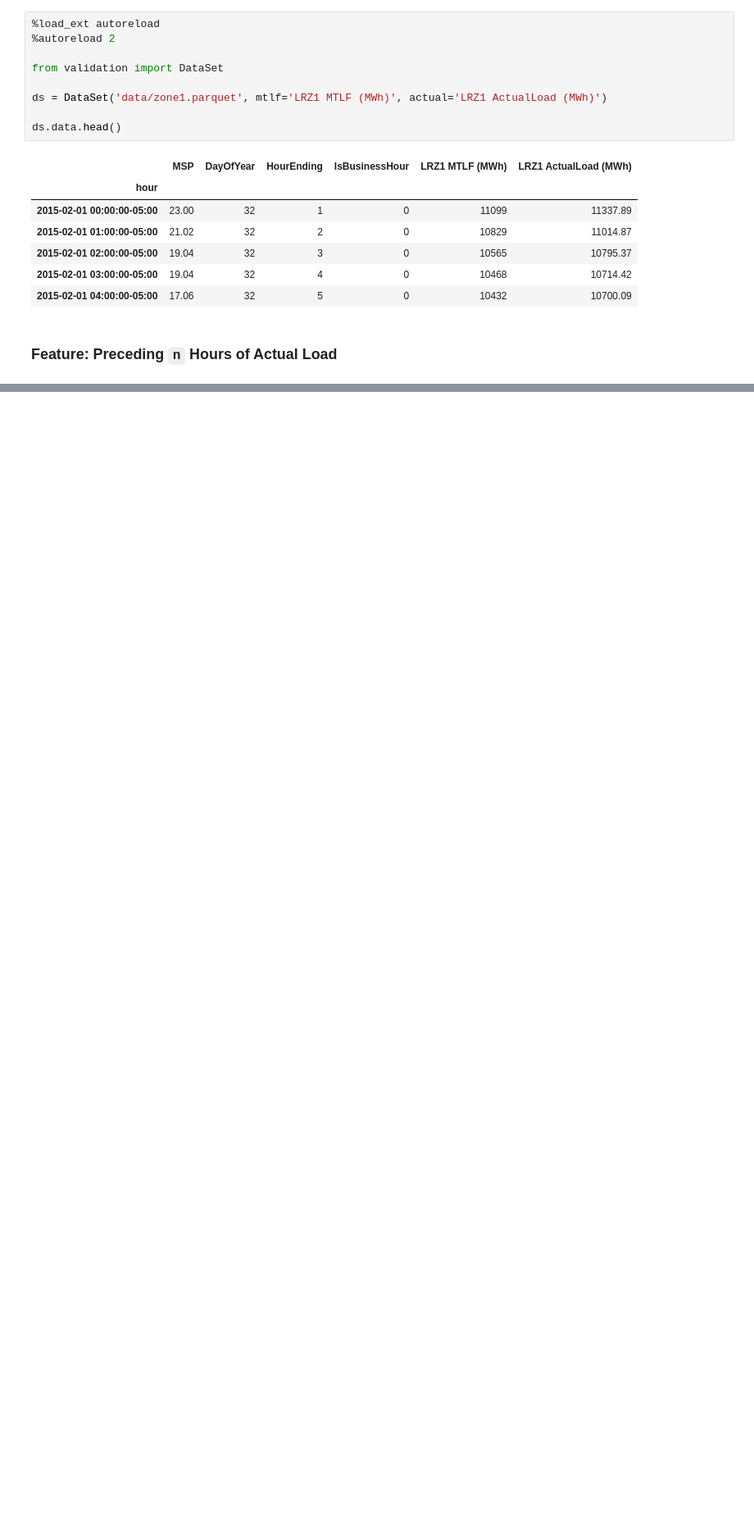
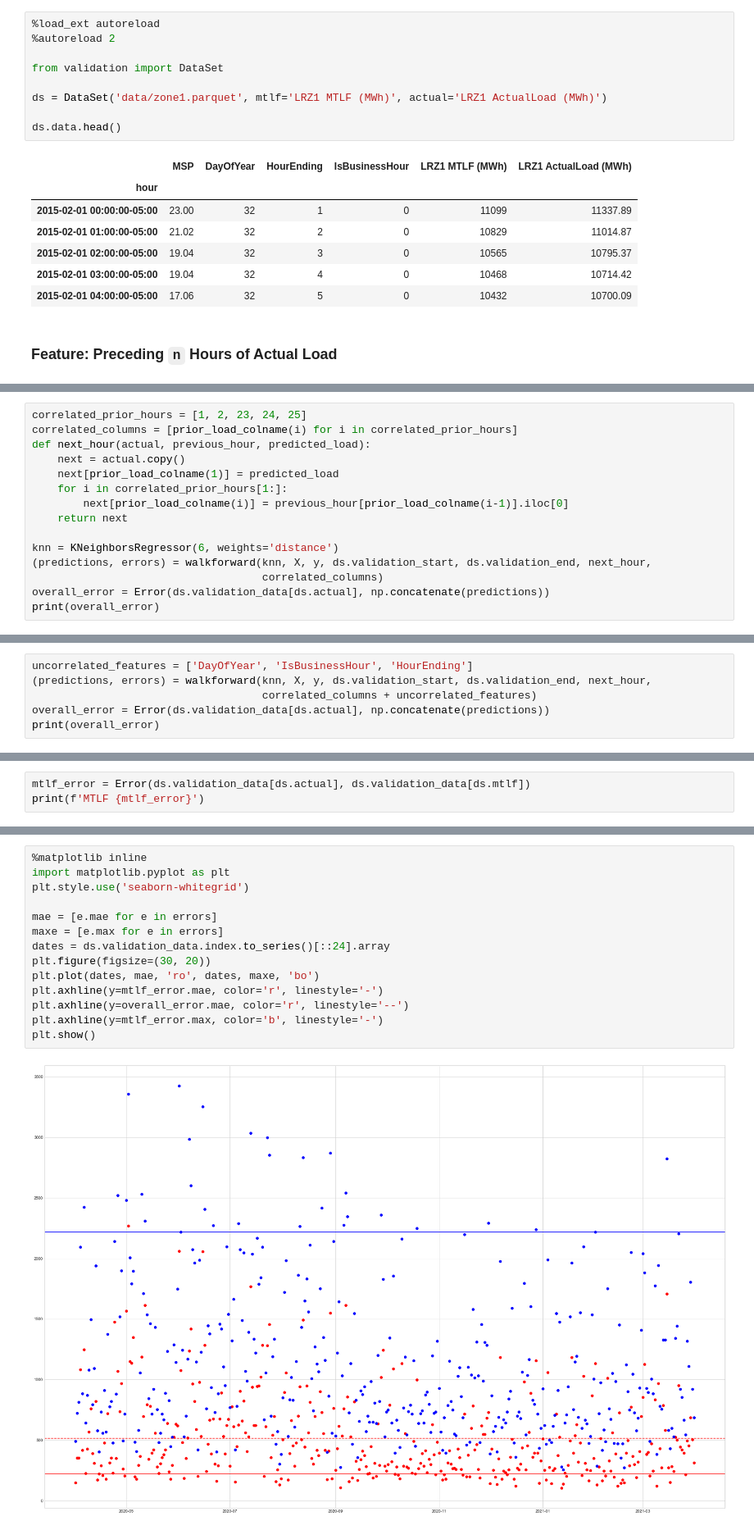
Before and after one commit to caindy/mml, a Jupyter notebook: 03_explore_features.ipynb, the cells around one changed output, grey strips where cells are left out. Shown at 82% size. Cells and saved outputs as stored; diff of their text form; blank space fills up the shorter version.

```diff
--- a/03_explore_features.ipynb
+++ b/03_explore_features.ipynb
@@ -91,0 +126,15 @@ print(overall_error)
+# %%
+correlated_prior_hours = [1, 2, 23, 24, 25]
+correlated_columns = [prior_load_colname(i) for i in correlated_prior_hours]
+def next_hour(actual, previous_hour, predicted_load):
+    next = actual.copy()
+    next[prior_load_colname(1)] = predicted_load
+    for i in correlated_prior_hours[1:]:
+        next[prior_load_colname(i)] = previous_hour[prior_load_colname(i-1)].iloc[0]
+    return next
+
+knn = KNeighborsRegressor(6, weights='distance')
+(predictions, errors) = walkforward(knn, X, y, ds.validation_start, ds.validation_end, next_hour,
+                                    correlated_columns)
+overall_error = Error(ds.validation_data[ds.actual], np.concatenate(predictions))
+print(overall_error)
@@ -91,0 +143,6 @@ print(overall_error)
+# %%
+uncorrelated_features = ['DayOfYear', 'IsBusinessHour', 'HourEnding']
+(predictions, errors) = walkforward(knn, X, y, ds.validation_start, ds.validation_end, next_hour,
+                                    correlated_columns + uncorrelated_features)
+overall_error = Error(ds.validation_data[ds.actual], np.concatenate(predictions))
+print(overall_error)
@@ -91,0 +151,3 @@ print(overall_error)
+# %%
+mtlf_error = Error(ds.validation_data[ds.actual], ds.validation_data[ds.mtlf])
+print(f'MTLF {mtlf_error}')
@@ -91,0 +158,16 @@ print(overall_error)
+# %%
+%matplotlib inline
+import matplotlib.pyplot as plt
+plt.style.use('seaborn-whitegrid')
+
+mae = [e.mae for e in errors]
+maxe = [e.max for e in errors]
+dates = ds.validation_data.index.to_series()[::24].array
+plt.figure(figsize=(30, 20))
+plt.plot(dates, mae, 'ro', dates, maxe, 'bo')
+plt.axhline(y=mtlf_error.mae, color='r', linestyle='-')
+plt.axhline(y=overall_error.mae, color='r', linestyle='--')
+plt.axhline(y=mtlf_error.max, color='b', linestyle='-')
+plt.show()
+# %% [output]
+[figure, added]
```
Also changed, not shown: parts of 12 cells of this notebook, 1 other file.
